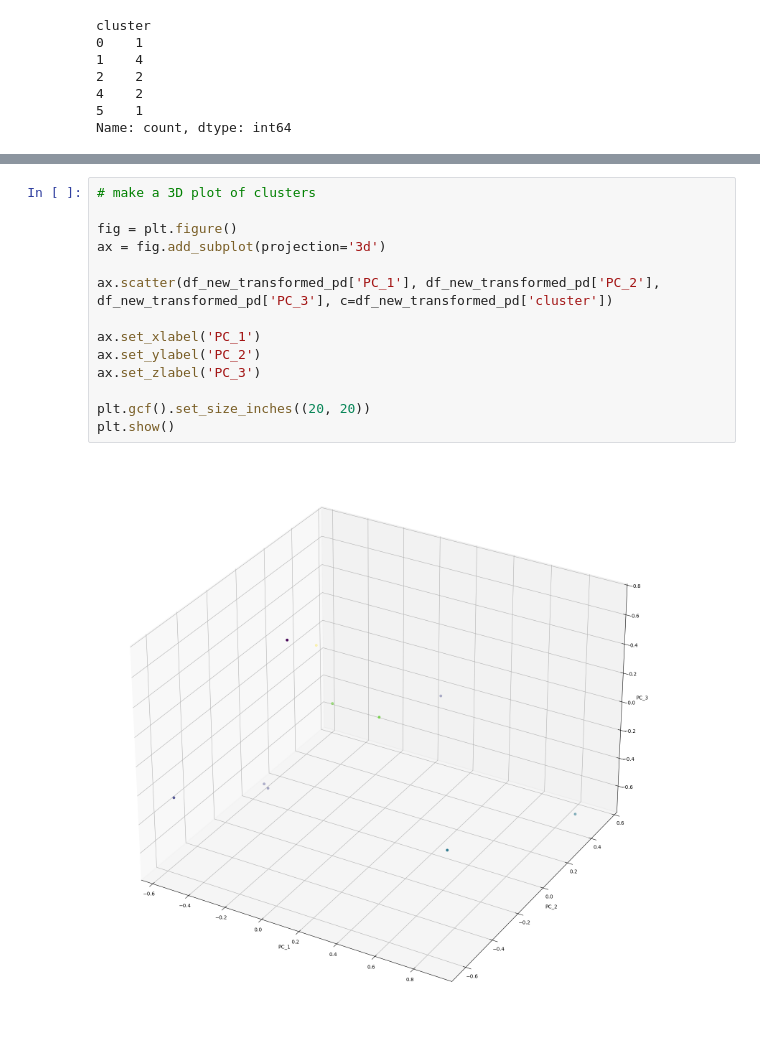
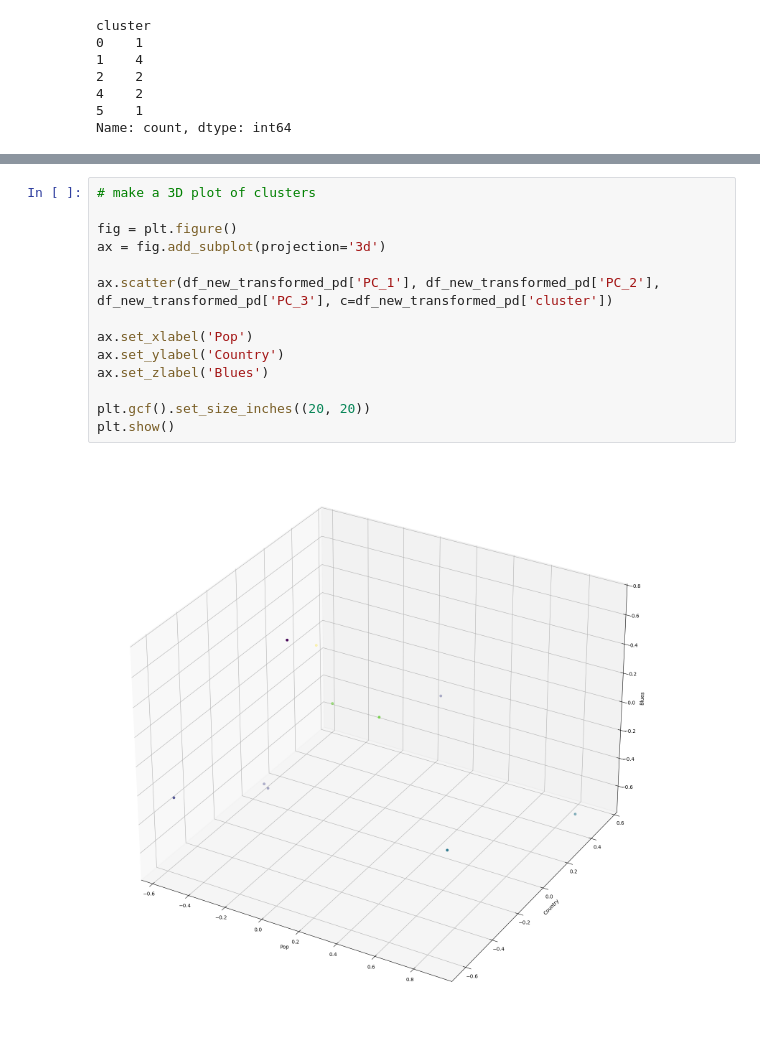
Before and after one commit to Seribii1o1/Music-Recommendation-Algorithm, a Jupyter notebook: code/model.ipynb, the cells around one changed output, grey strips where cells are left out. Saved outputs shown, nothing was run; the diff lists cells and outputs as text.

```diff
--- a/code/model.ipynb
+++ b/code/model.ipynb
@@ -280,16 +304,16 @@ plt.show()
 # %%
 # make a 3D plot of clusters
 
 fig = plt.figure()
 ax = fig.add_subplot(projection='3d')
 
 ax.scatter(df_new_transformed_pd['PC_1'], df_new_transformed_pd['PC_2'], df_new_transformed_pd['PC_3'], c=df_new_transformed_pd['cluster'])
 
-ax.set_xlabel('PC_1')
-ax.set_ylabel('PC_2')
-ax.set_zlabel('PC_3')
+ax.set_xlabel('Pop')
+ax.set_ylabel('Country')
+ax.set_zlabel('Blues')
 
 plt.gcf().set_size_inches((20, 20))
 plt.show()
 # %% [output]
-[figure, old version]
+[figure, new version]
```
Also changed, not shown: parts of 7 cells of this notebook, 6 other files.
